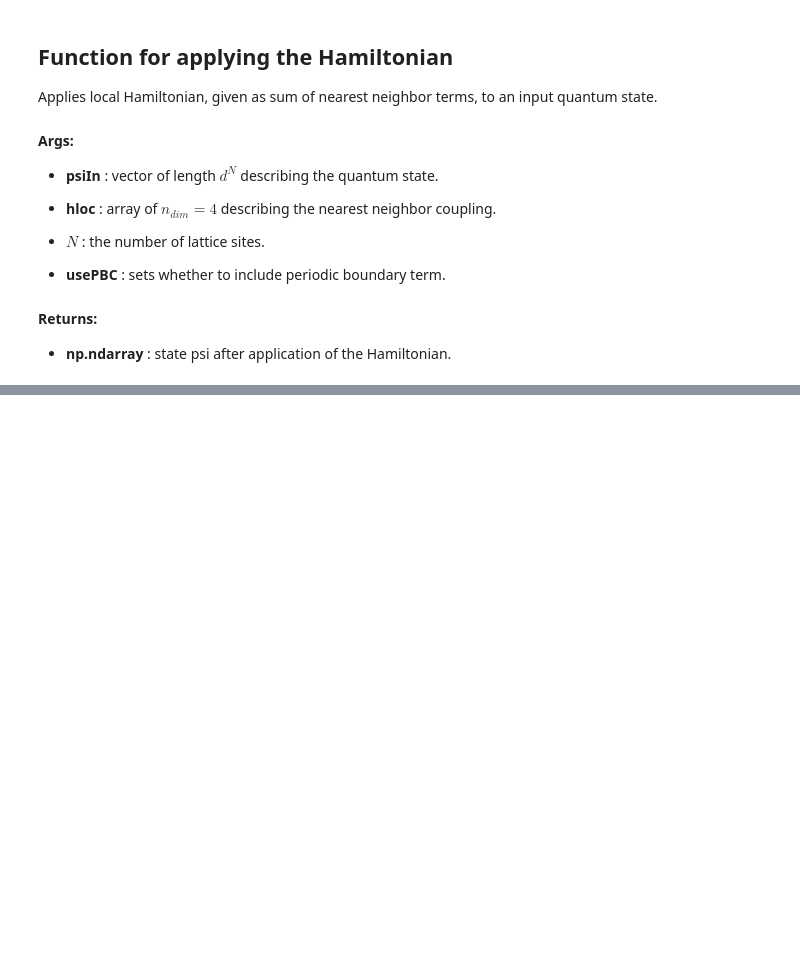
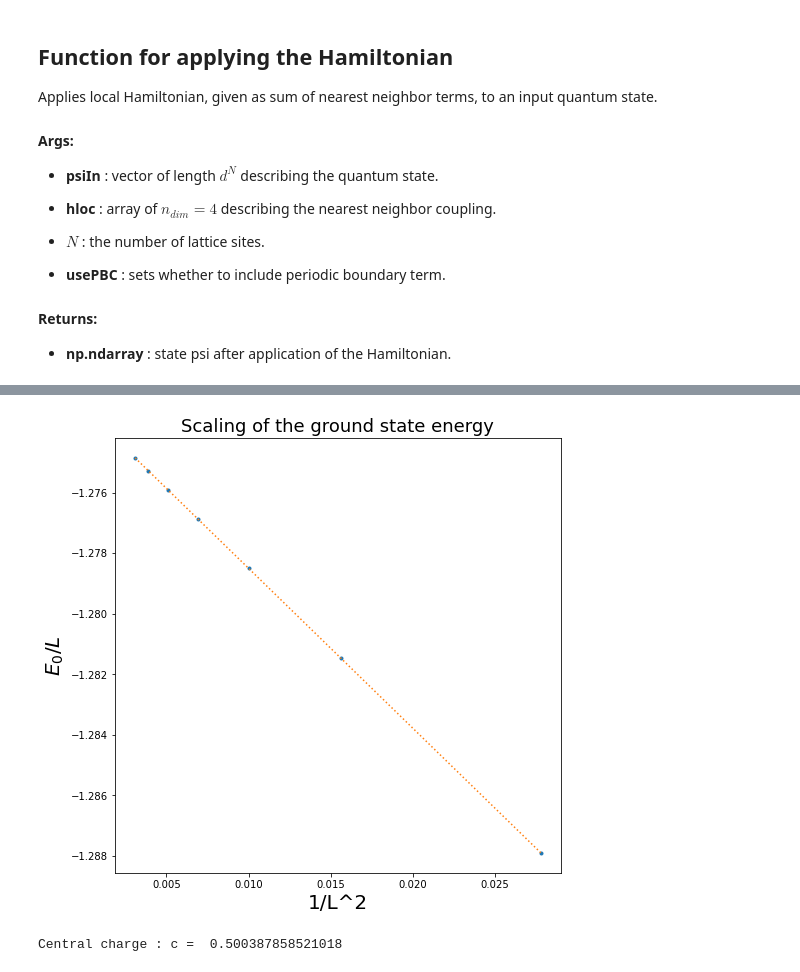
Before and after one commit to dartsushi/Study_mps_evenbly, a Jupyter notebook: Codes_Exact_diagonalization.ipynb, the cells around one changed output, grey strips where cells are left out. Drawn from its saved outputs; the diff is of its cells as text; code cells hidden in the pictures; blank space fills up the shorter version.

```diff
--- a/Codes_Exact_diagonalization.ipynb
+++ b/Codes_Exact_diagonalization.ipynb
@@ -117,0 +200,17 @@ NumSites: 18, Time: 3.34, Energy: -2.303508e+01, EnErr: -2.842171e-14
+# %%
+#(d)
+gs_corr=E_list[:,0]/L_list
+a0,b0=np.polyfit(1/L_list**2,gs_corr,1)
+plt.figure(figsize=(8,8))
+plt.plot(1/L_list**2,gs_corr,".")
+plt.plot(1/L_list**2, a0/L_list**2+b0,":")
+plt.xlabel("1/L^2", fontsize=20)
+plt.ylabel("$E_0/L$",fontsize=20)
+plt.title("Scaling of the ground state energy",fontsize=18)
+plt.show()
+
+c = -a0 * 6/v/np.pi
+print("Central charge : c = ", c)
+# %% [output]
+[figure, added]
+Central charge : c =  0.500387858521018
```
Also changed, not shown: parts of 5 cells of this notebook.
